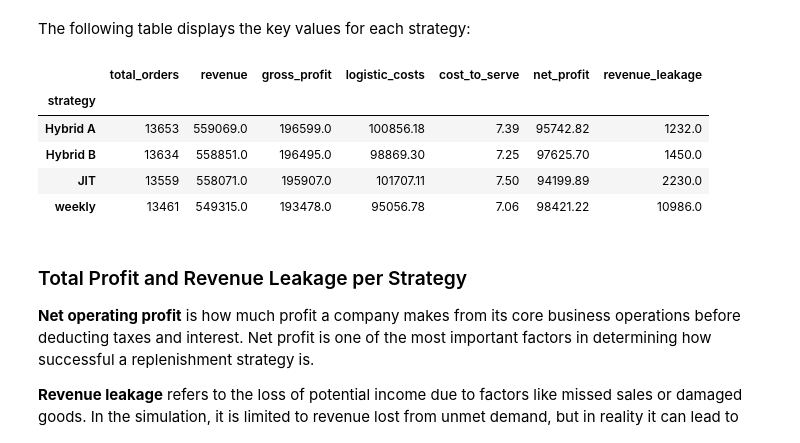
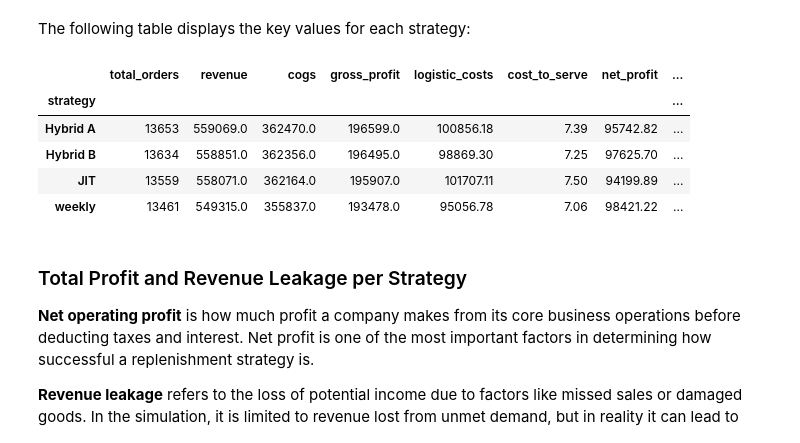
Before and after one commit to markus-pettersen/logistics-simulation, a Jupyter notebook: simulation/notebooks/05_eda_dashboard_prep.ipynb, the cells around one changed output. Saved outputs shown, nothing was run; the diff lists cells and outputs as text; code cells hidden in the pictures.

```diff
--- a/simulation/notebooks/05_eda_dashboard_prep.ipynb
+++ b/simulation/notebooks/05_eda_dashboard_prep.ipynb
@@ -588,14 +588,14 @@ grouped_df["cost_to_serve"] = grouped_df["logistic_costs"] / grouped_df["total_o
 # %% [markdown]
 The following table displays the key values for each strategy:
 # %%
-grouped_df[["total_orders", "revenue", "gross_profit", "logistic_costs", "cost_to_serve", "net_profit",  "revenue_leakage"]].round(2)
+grouped_df[["total_orders", "revenue", "cogs", "gross_profit", "logistic_costs", "cost_to_serve", "net_profit",  "revenue_leakage"]].round(2)
 # %% [output]
-|  | total_orders | revenue | gross_profit | logistic_costs | cost_to_serve | net_profit | revenue_leakage |
-| strategy |  |  |  |  |  |  |  |
-| Hybrid A | 13653 | 559069.0 | 196599.0 | 100856.18 | 7.39 | 95742.82 | 1232.0 |
-| Hybrid B | 13634 | 558851.0 | 196495.0 | 98869.30 | 7.25 | 97625.70 | 1450.0 |
-| JIT | 13559 | 558071.0 | 195907.0 | 101707.11 | 7.50 | 94199.89 | 2230.0 |
-| weekly | 13461 | 549315.0 | 193478.0 | 95056.78 | 7.06 | 98421.22 | 10986.0 |
+|  | total_orders | revenue | cogs | gross_profit | logistic_costs | cost_to_serve | net_profit | ... |
+| strategy |  |  |  |  |  |  |  | ... |
+| Hybrid A | 13653 | 559069.0 | 362470.0 | 196599.0 | 100856.18 | 7.39 | 95742.82 | ... |
+| Hybrid B | 13634 | 558851.0 | 362356.0 | 196495.0 | 98869.30 | 7.25 | 97625.70 | ... |
+| JIT | 13559 | 558071.0 | 362164.0 | 195907.0 | 101707.11 | 7.50 | 94199.89 | ... |
+| weekly | 13461 | 549315.0 | 355837.0 | 193478.0 | 95056.78 | 7.06 | 98421.22 | ... |
 # %% [markdown]
 ### Total Profit and Revenue Leakage per Strategy
 
```
Also changed, not shown: parts of 2 cells of this notebook, 1 other file.
